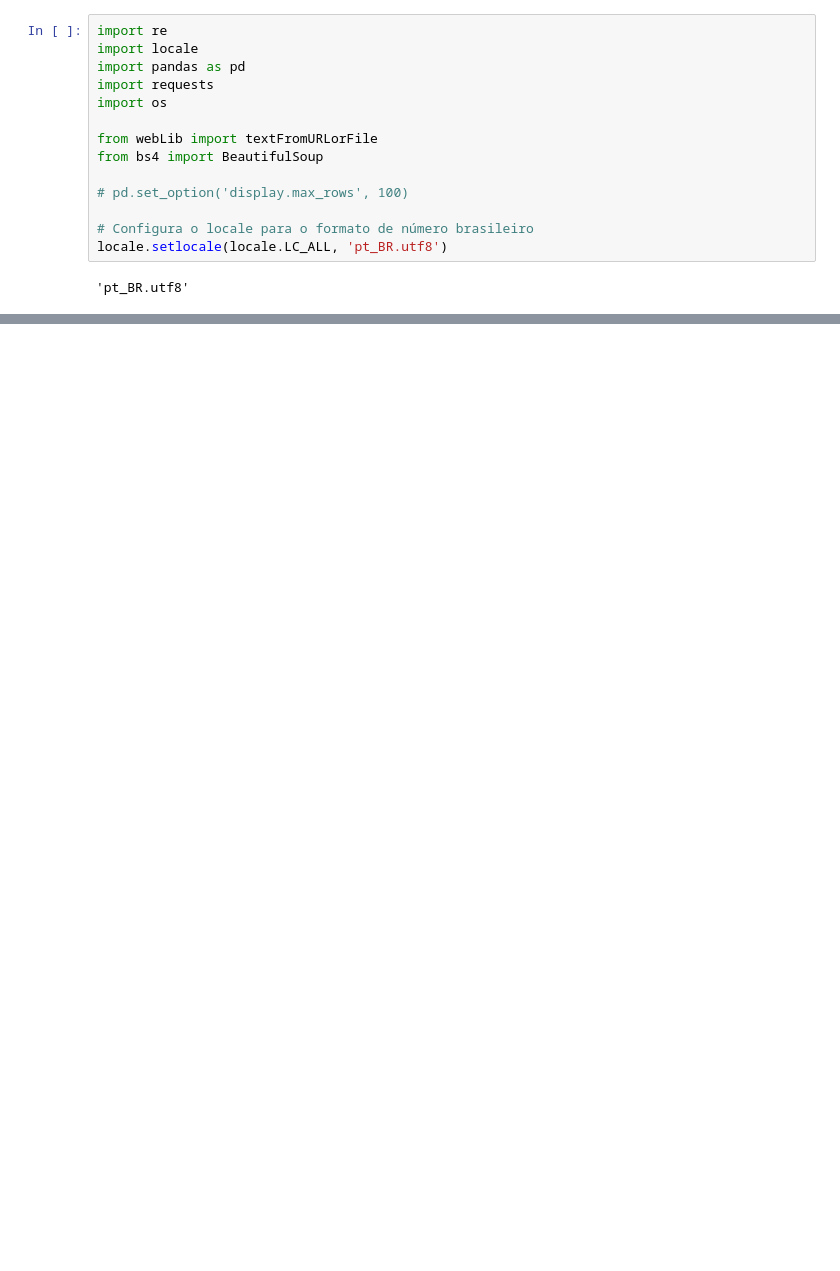
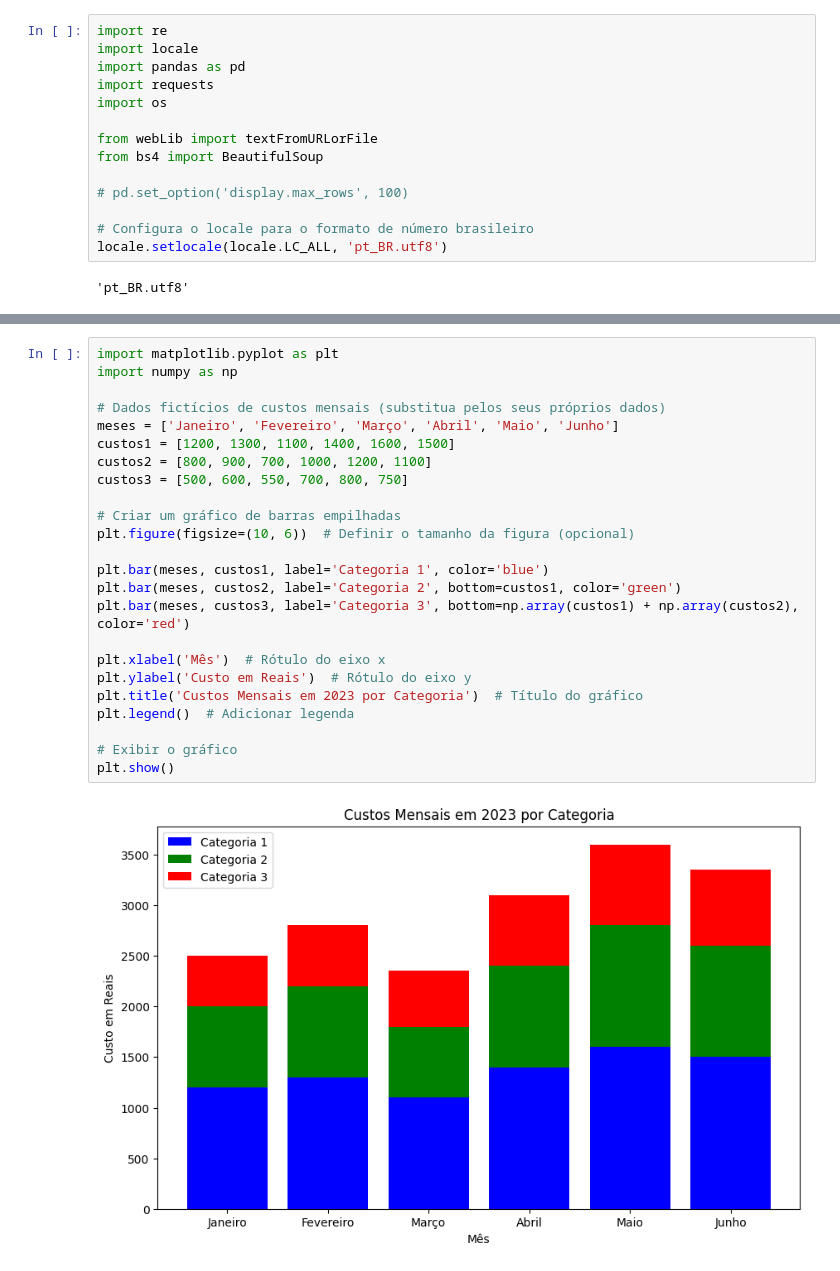
Before and after one commit to impactro/Vereadores, a Jupyter notebook: gabinete-sp-detalhe.ipynb, the cells around one changed output, grey strips where cells are left out. Drawn from its saved outputs; the diff is of its cells as text; blank space fills up the shorter version.

```diff
--- a/gabinete-sp-detalhe.ipynb
+++ b/gabinete-sp-detalhe.ipynb
@@ -124,0 +107,26 @@ df
+# %%
+import matplotlib.pyplot as plt
+import numpy as np
+
+# Dados fictícios de custos mensais (substitua pelos seus próprios dados)
+meses = ['Janeiro', 'Fevereiro', 'Março', 'Abril', 'Maio', 'Junho']
+custos1 = [1200, 1300, 1100, 1400, 1600, 1500]
+custos2 = [800, 900, 700, 1000, 1200, 1100]
+custos3 = [500, 600, 550, 700, 800, 750]
+
+# Criar um gráfico de barras empilhadas
+plt.figure(figsize=(10, 6))  # Definir o tamanho da figura (opcional)
+
+plt.bar(meses, custos1, label='Categoria 1', color='blue')
+plt.bar(meses, custos2, label='Categoria 2', bottom=custos1, color='green')
+plt.bar(meses, custos3, label='Categoria 3', bottom=np.array(custos1) + np.array(custos2), color='red')
+
+plt.xlabel('Mês')  # Rótulo do eixo x
+plt.ylabel('Custo em Reais')  # Rótulo do eixo y
+plt.title('Custos Mensais em 2023 por Categoria')  # Título do gráfico
+plt.legend()  # Adicionar legenda
+
+# Exibir o gráfico
+plt.show()
+# %% [output]
+[figure, added]
```
Also changed, not shown: parts of 3 cells of this notebook, 4 other files.
